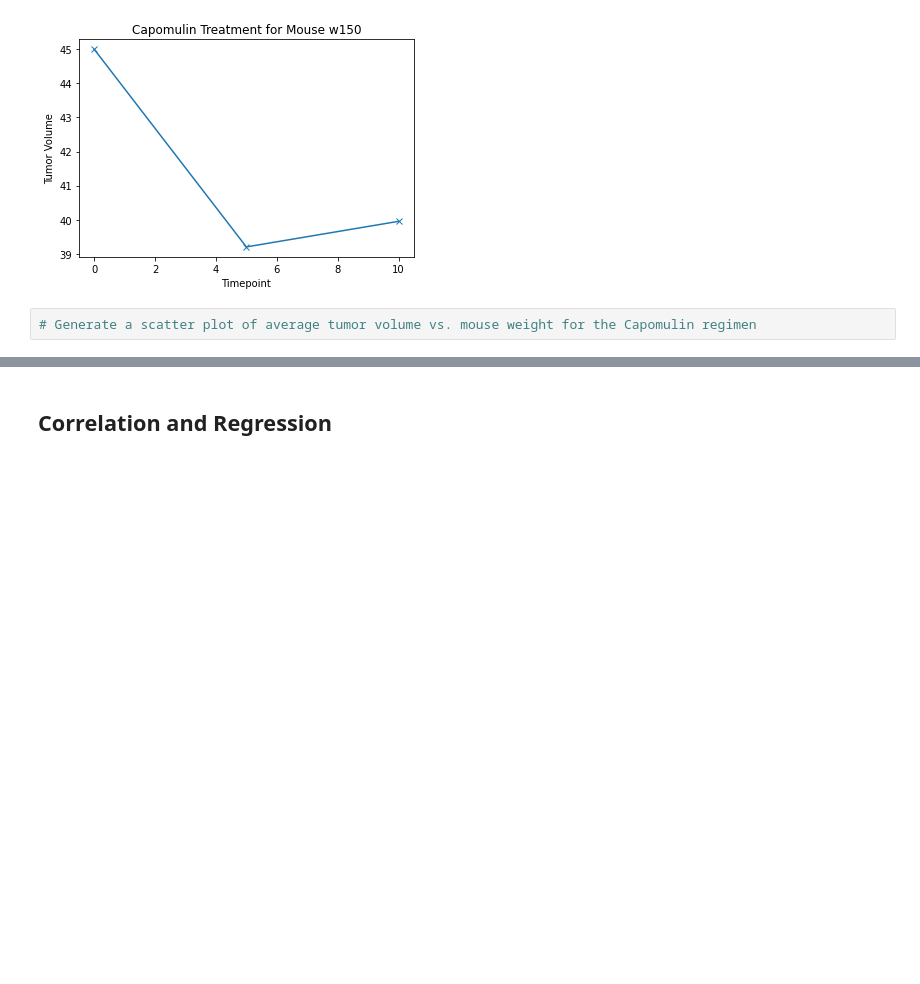
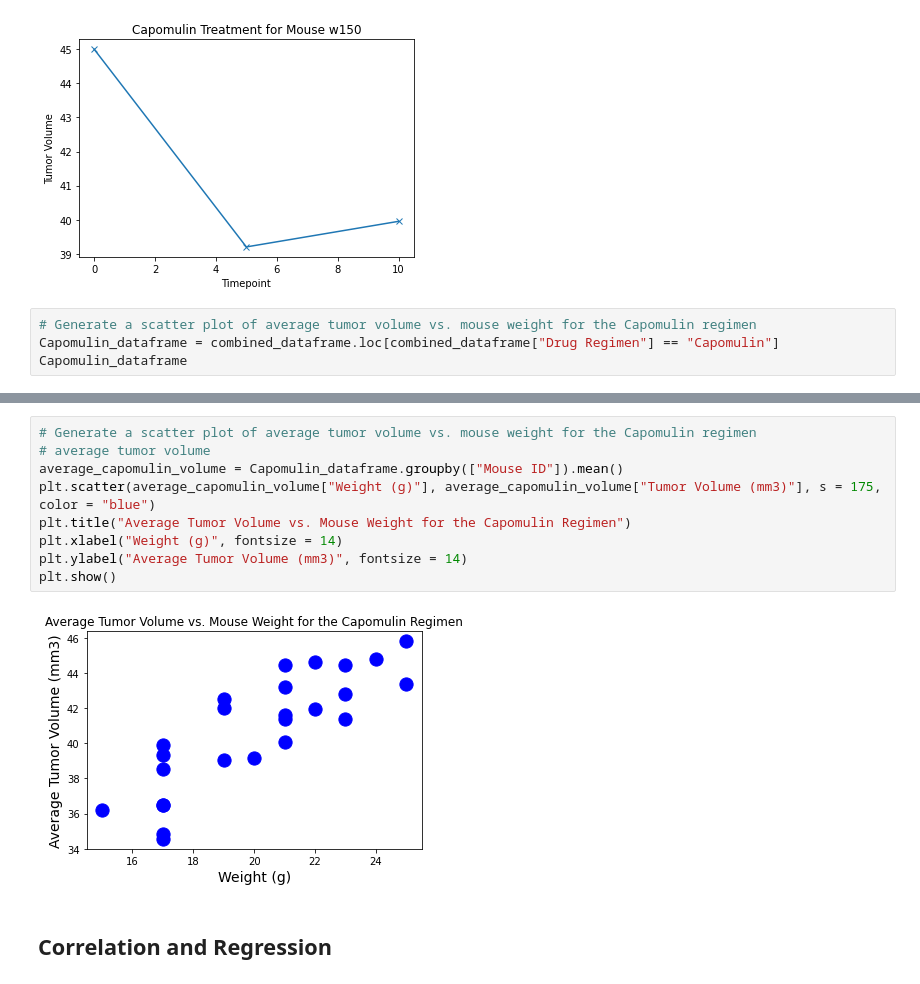
Before and after one commit to emersonmolett/Matplotlib-challenge, a Jupyter notebook: 05-Matplotlib/Instructions/Pymaceuticals/pymaceuticals_starter.ipynb, the cells around one changed output, grey strips where cells are left out. Saved outputs shown, nothing was run; the diff lists cells and outputs as text; blank space fills up the shorter version.

Commit message:
worked on scatter plot for average tumor volum vs mouse weight for the capomulin regime

```diff
--- a/05-Matplotlib/Instructions/Pymaceuticals/pymaceuticals_starter.ipynb
+++ b/05-Matplotlib/Instructions/Pymaceuticals/pymaceuticals_starter.ipynb
@@ -656,3 +656,5 @@ plt.show()
 [figure]
 # %%
 # Generate a scatter plot of average tumor volume vs. mouse weight for the Capomulin regimen
+Capomulin_dataframe = combined_dataframe.loc[combined_dataframe["Drug Regimen"] == "Capomulin"]
+Capomulin_dataframe
@@ -659,3 +699,14 @@ plt.show()
+# %%
+# Generate a scatter plot of average tumor volume vs. mouse weight for the Capomulin regimen
+# average tumor volume
+average_capomulin_volume = Capomulin_dataframe.groupby(["Mouse ID"]).mean()
+plt.scatter(average_capomulin_volume["Weight (g)"], average_capomulin_volume["Tumor Volume (mm3)"], s = 175, color = "blue")
+plt.title("Average Tumor Volume vs. Mouse Weight for the Capomulin Regimen")
+plt.xlabel("Weight (g)", fontsize = 14)
+plt.ylabel("Average Tumor Volume (mm3)", fontsize = 14)
+plt.show()
+# %% [output]
+[figure, added]
 # %% [markdown]
 ## Correlation and Regression
 # %%
```
Also changed, not shown: parts of 2 cells of this notebook.
